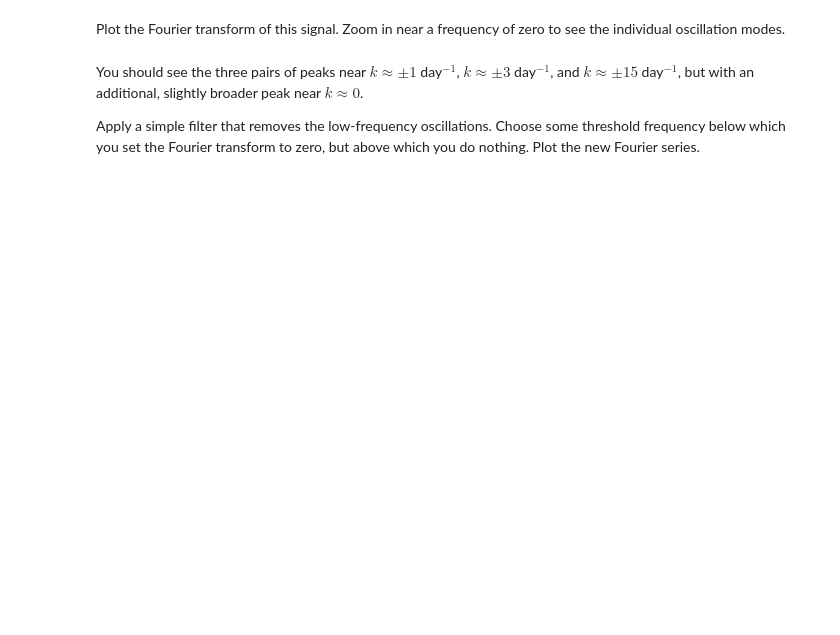
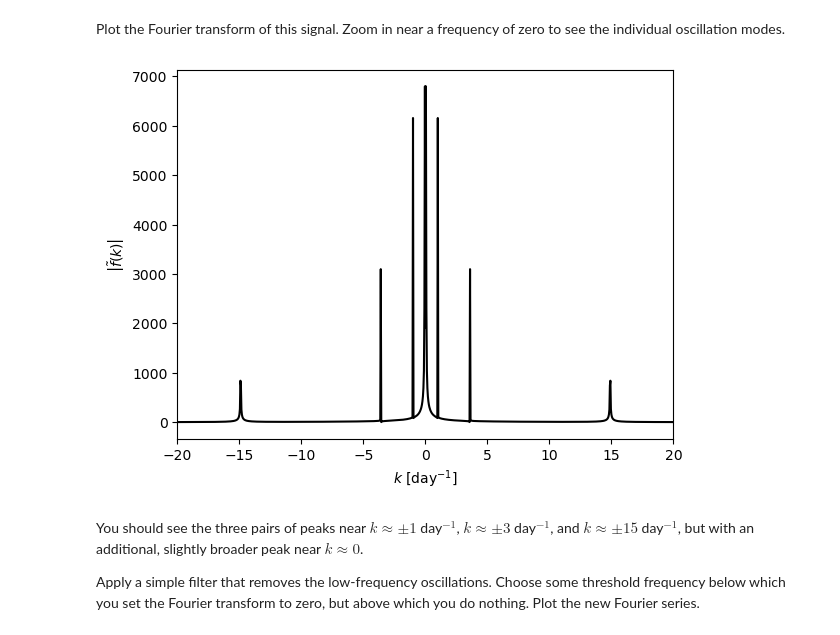
Before and after one commit to katzberger4/Session-27, a Jupyter notebook: Day1/FourierMethodsProblem1.ipynb, the cells around one changed output. Saved outputs shown, nothing was run; the diff lists cells and outputs as text; code cells hidden in the pictures; blank space fills up the shorter version.

```diff
--- a/Day1/FourierMethodsProblem1.ipynb
+++ b/Day1/FourierMethodsProblem1.ipynb
@@ -312,6 +314,16 @@ plt.show()
 Plot the Fourier transform of this signal. Zoom in near a frequency of zero to see the individual oscillation modes.
 # %%
 # complete
+signal_ft = fftshift(fft(ifftshift(signal)))
+freqs = fftshift(fftfreq(len(times), d = times[1] - times[0]))
+plt.plot(freqs, [abs(_) for _ in signal_ft], c = 'k')
+plt.xlabel(r"$k$ [day$^{-1}$]")
+plt.ylabel(r"$\left|\tilde{f}(k)\right|$")
+plt.xlim([-20, 20])
+# plt.yscale("log")
+plt.show()
+# %% [output]
+[figure, added]
 # %% [markdown]
 You should see the three pairs of peaks near $k \approx \pm 1$ day$^{-1}$, $k \approx \pm 3$ day$^{-1}$, and $k \approx \pm 15$ day$^{-1}$, but with an additional, slightly broader peak near $k \approx 0$.
 
```
Also changed, not shown: parts of 16 cells of this notebook, 5 other files.
